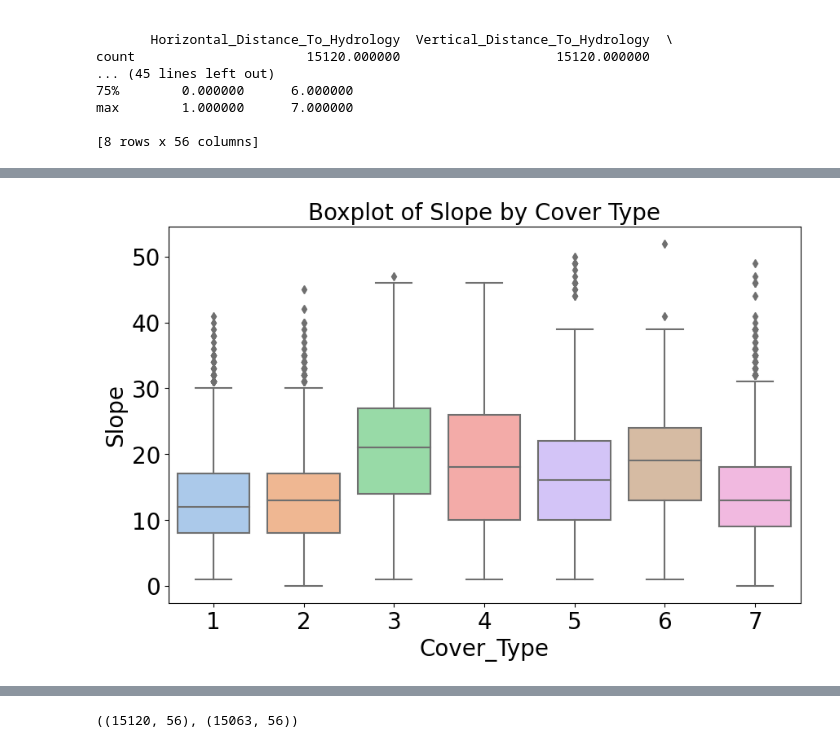
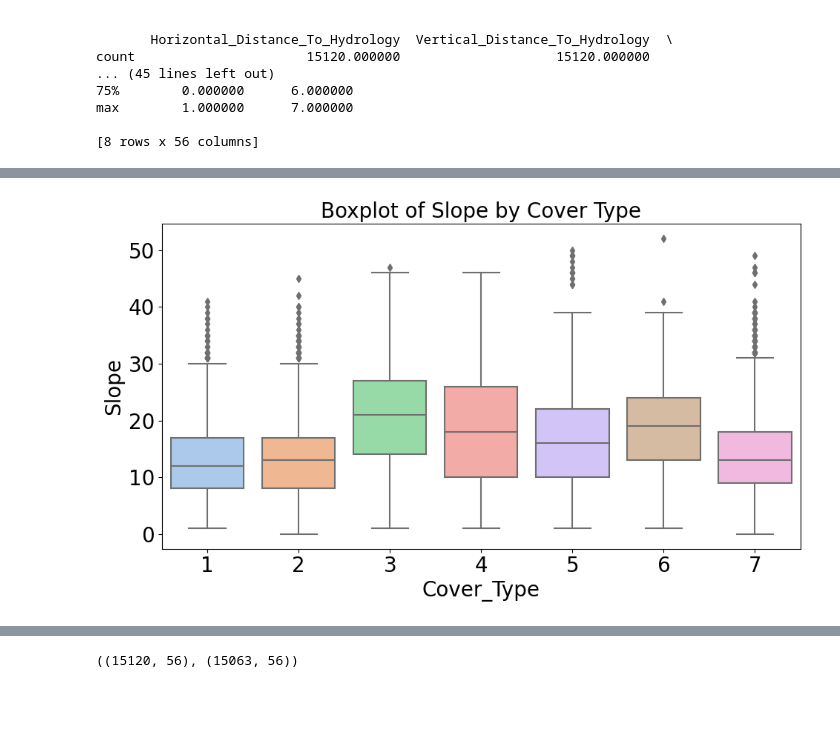
Before and after one commit to Nayaeun/Forest-Cover-Type-Prediction, a Jupyter notebook: final project_updated _1.ipynb, the cells around one changed output, grey strips where cells are left out. Drawn from its saved outputs; the diff is of its cells as text; code cells hidden in the pictures; blank space fills up the shorter version.

```diff
--- a/final project_updated _1.ipynb
+++ b/final project_updated _1.ipynb
@@ -129,20 +160,21 @@ plt.show()
 # %%
 plt.figure(figsize=(10, 6))
 sns.boxplot(data=df_train, x='Cover_Type', y='Slope', palette='pastel')
 plt.title('Boxplot of Slope by Cover Type')
+plt.tight_layout()
 plt.show()
 
 def remove_outliers(data, column, multiplier=1.5):
     Q1 = data[column].quantile(0.25)
     Q3 = data[column].quantile(0.75)
     IQR = Q3 - Q1
 
     lower_bound = Q1 - multiplier * IQR
     upper_bound = Q3 + multiplier * IQR
 
     return data[(data[column] >= lower_bound) & (data[column] <= upper_bound)]
 
 # Remove outliers for the 'Slope' feature
 cleaned_data = remove_outliers(df_train, 'Slope')
 # %% [output]
-[figure, old version]
+[figure, new version]
```
Also changed, not shown: parts of 26 cells of this notebook.
